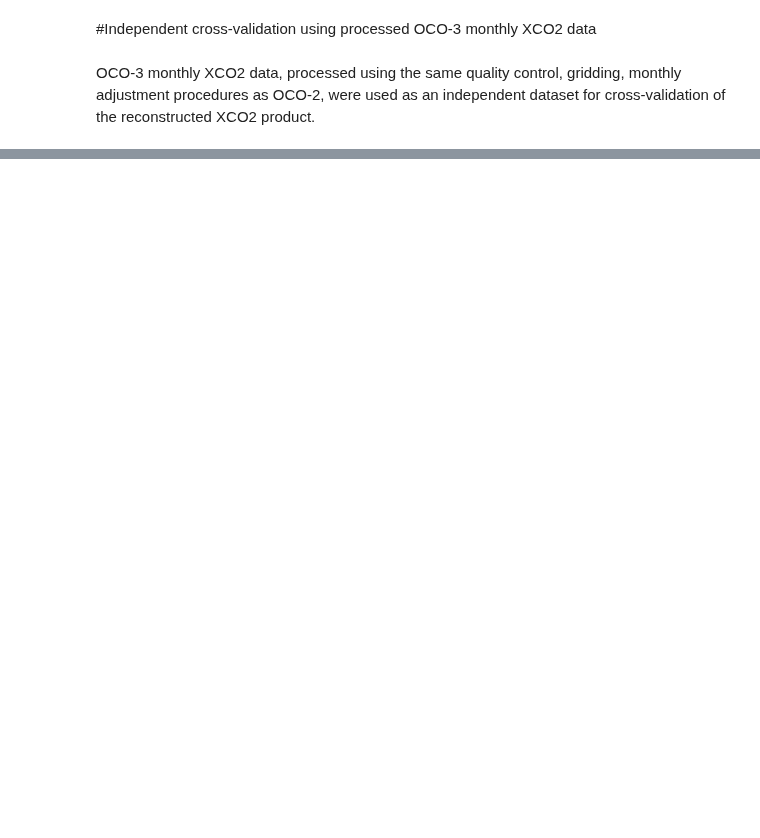
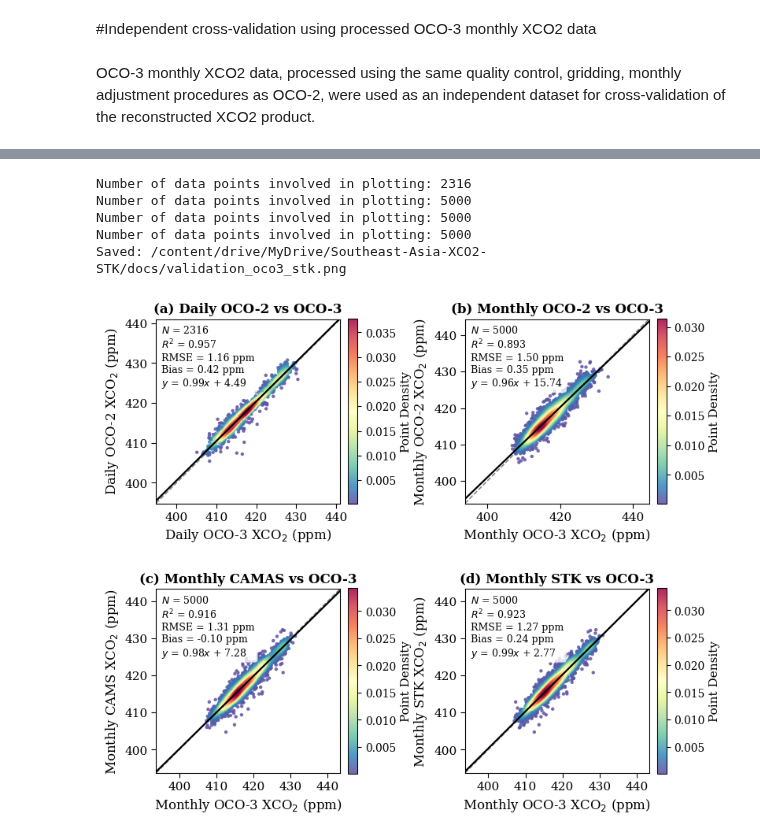
Before and after one commit to hongxu-yn/Southeast-Asia-XCO2-STK, a Jupyter notebook: src/4_Spatiotemporal_distribution.ipynb, the cells around one changed output, grey strips where cells are left out. Saved outputs shown, nothing was run; the diff lists cells and outputs as text; code cells hidden in the pictures; blank space fills up the shorter version.

```diff
--- a/src/4_Spatiotemporal_distribution.ipynb
+++ b/src/4_Spatiotemporal_distribution.ipynb
@@ -1495,7 +978,7 @@ from scipy import stats
 from scipy.stats import gaussian_kde
 from sklearn.metrics import mean_squared_error
 
-for match_name in ["daily", "month", "stk"]:
+for match_name in ["daily", "month", "stk","cams"]:
     if match_name == "stk":
         ref_path = PROJECT_DIR / "data/Satellite/step03_Keeling_curve/oco3_xco2_month_201908_202512.nc"
         test_path = PROJECT_DIR / "output/oco2_xco2_month_2015_2024_stk_SEA.nc"
@@ -1514,6 +997,13 @@ for match_name in ["daily", "month", "stk"]:
         matched_csv = Validation_DIR / f"matched_oco2_oco3_month.csv"
         ref_name = "oco2"
         test_name="oco3"
+    elif match_name == "cams":
+        ref_path = PROJECT_DIR / "data/cams/cams_xco2_month_2015_2024_resize.nc"
+        test_path = PROJECT_DIR / "data/Satellite/step03_Keeling_curve/oco3_xco2_month_201908_202512.nc"
+        matched_csv = Validation_DIR / f"matched_cams_oco3_month.csv"
+        ref_name = "cams"
+        test_name="oco3"
+
     ds_ref = xr.open_dataset(ref_path)
     ds_test = xr.open_dataset(test_path)
 
@@ -1561,16 +1069,16 @@ for match_name in ["daily", "month", "stk"]:
 # to reduce overplotting and improve plotting efficiency. A maximum of 30,000
 # points is used for visualization, with a fixed random seed to ensure
 # reproducibility.
-fig, axes = plt.subplots(1, 3, figsize=(14, 3.5))
+fig, axes = plt.subplots(2, 2, figsize=(4*2, 3.5*2))
 
-for i, match_name in enumerate(["daily", "month", "stk"]):
+for i, match_name in enumerate(["daily", "month","cams","stk"]):
     if match_name == "stk":
         matched_csv = Validation_DIR / f"matched_stk_oco3.csv"
-        ref_name = "oco3"
-        test_name="stk"
-        x_label='OCO-3 XCO$_2$ (ppm)'
-        y_label='STK XCO$_2$ (ppm)'
-        title_name="STK vs OCO-3"
+        ref_name = "stk"
+        test_name="oco3"
+        x_label='Monthly OCO-3 XCO$_2$ (ppm)'
+        y_label='Monthly STK XCO$_2$ (ppm)'
+        title_name="Monthly STK vs OCO-3"
     elif match_name == "daily":
         matched_csv = Validation_DIR / f"matched_oco2_oco3_daily.csv"
         ref_name = "oco2"
@@ -1585,40 +1093,54 @@ for i, match_name in enumerate(["daily", "month", "stk"]):
         x_label='Monthly OCO-3 XCO$_2$ (ppm)' # Capitalized 'Monthly' for consistency
         y_label='Monthly OCO-2 XCO$_2$ (ppm)'
         title_name="Monthly OCO-2 vs OCO-3"
-
+    elif match_name == "cams":
+        matched_csv = Validation_DIR / f"matched_cams_oco3_month.csv"
+        ref_name = "cams"
+        test_name="oco3"
+        x_label='Monthly OCO-3 XCO$_2$ (ppm)' # Capitalized 'Monthly' for consistency
+        y_label='Monthly CAMS XCO$_2$ (ppm)'
+        title_name="Monthly CAMAS vs OCO-3"
     df = pd.read_csv(matched_csv)
-    sample_size = 100000
+    sample_size = 5000
 
     if len(df) > sample_size:
         df_sampled = df.sample(n=sample_size, random_state=42)
     else:
         df_sampled = df
 
     print(f"Number of data points involved in plotting: {len(df_sampled)}")
 
     # 3. Assign the correct subplot from your 1x3 grid
-    ax = axes[i]
-
-    # (Removed the extra fig, ax = plt.subplots(...) from here)
+    # Correctly index the 2D axes array
+    row_idx = i // 2
+    col_idx = i % 2
+    ax = axes[row_idx, col_idx]
 
     sc, use_density = plot_density_scatter(
         ax=ax,
         df=df_sampled,
         x_name=ref_name,
         y_name=test_name,
         title_name=title_name,
         x_label=x_label,
         y_label=y_label,
-        sublabel=chr(97+i), # 4. Changed char() to chr()
+        sublabel=chr(97+i),
         fontsize=12
     )
 
     if use_density and sc is not None:
         cbar = fig.colorbar(sc, ax=ax, fraction=0.046, pad=0.04)
         cbar.set_label('Point Density', fontsize=11)
 
 plt.tight_layout()
 png_fn = DOC_DIR / "validation_oco3_stk.png"
 plt.savefig(png_fn, bbox_inches="tight")
 print(f"Saved: {png_fn}")
 plt.show()
+# %% [output]
+Number of data points involved in plotting: 2316
+Number of data points involved in plotting: 5000
+Number of data points involved in plotting: 5000
+Number of data points involved in plotting: 5000
+Saved: /content/drive/MyDrive/Southeast-Asia-XCO2-STK/docs/validation_oco3_stk.png
+[figure, added]
```
Also changed, not shown: parts of 18 cells of this notebook.
